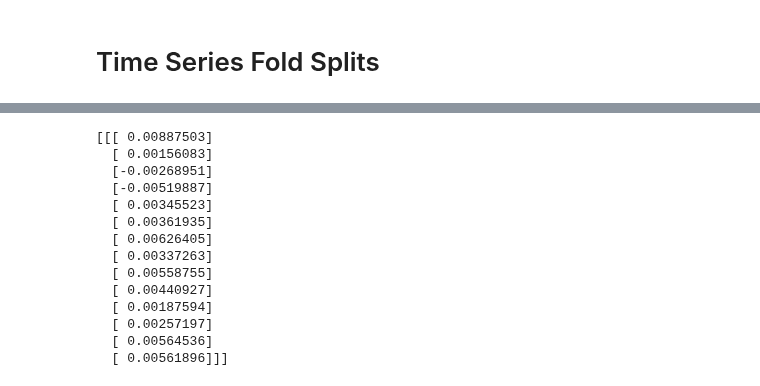
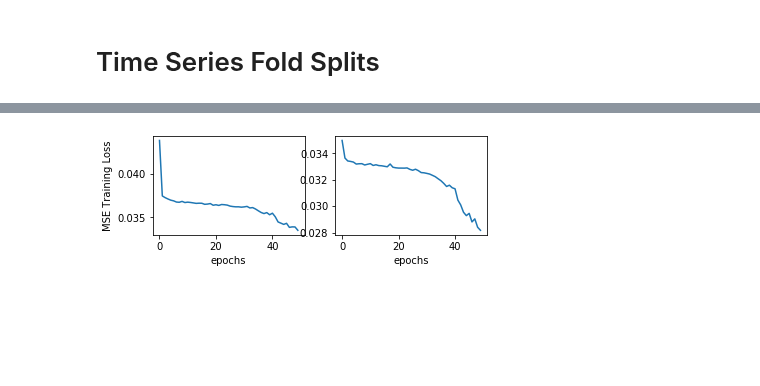
Before and after one commit to l1onh3art88/ml-lab2, a Jupyter notebook: lab7/Lab-7.ipynb, the cells around one changed output, grey strips where cells are left out. Drawn from its saved outputs; the diff is of its cells as text; code cells hidden in the pictures; blank space fills up the shorter version.

```diff
--- a/lab7/Lab-7.ipynb
+++ b/lab7/Lab-7.ipynb
@@ -224,0 +330,15 @@ Epoch 8/200
+# %%
+
+modelstacked = Sequential()
+modelstacked.add(GRU(100,dropout=.2,recurrent_dropout=.2,activation='relu', input_shape=(90, 36), return_sequences=True))
+modelstacked.add(GRU(100,dropout=.4,activation='relu', return_sequences=True))
+
+modelstacked.add(Lambda(lambda x: x[:, -predictedDays:, :]))
+
+modelstacked.add(Dense(1))
+
+modelstacked.summary()
+modelstacked.compile(optimizer='adam', loss='mse')
+
+# fit model
+historystacked = modelstacked.fit(x_train, y_train, validation_data=(x_test,y_test),epochs=300, verbose=1)
@@ -225,3 +364,17 @@ Epoch 8/200
+# %%
+from matplotlib import pyplot as plt
+
+plt.subplot(2,2,3)
+plt.plot(historystacked.history['loss'])
+plt.ylabel('MSE Training Loss')
+plt.xlabel('epochs')
+
+plt.subplot(2,2,4)
+plt.plot(historystacked.history['val_loss'])
+plt.xlabel('epochs')
+plt.show()
+# %% [output]
+[figure, added]
 # %%
 from sklearn.metrics import confusion_matrix
 from sklearn.utils.multiclass import unique_labels
@@ -279,21 +432,3 @@ def plot_confusion_matrix(y_true, y_pred, classes,
                     color="white" if cm[i, j] > thresh else "black")
     fig.tight_layout()
     return ax
-# %%
-yhat = model.predict(x_test[0][np.newaxis,:,:])
-print(yhat)
-# %% [output]
-[[[ 0.00887503]
-  [ 0.00156083]
-  [-0.00268951]
-  [-0.00519887]
-  [ 0.00345523]
-  [ 0.00361935]
-  [ 0.00626405]
-  [ 0.00337263]
-  [ 0.00558755]
-  [ 0.00440927]
-  [ 0.00187594]
-  [ 0.00257197]
-  [ 0.00564536]
-  [ 0.00561896]]]
```
Also changed, not shown: parts of 18 cells of this notebook.
